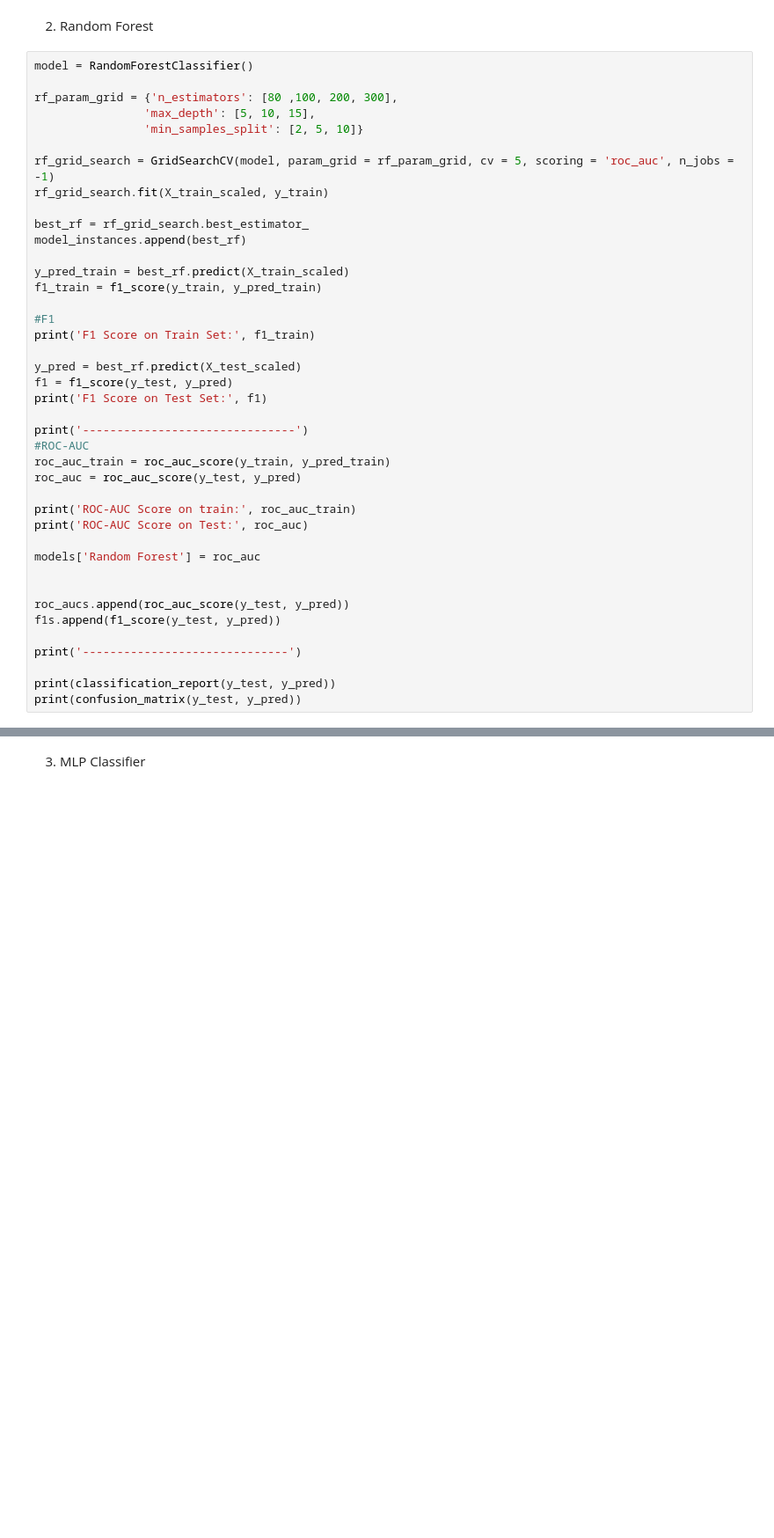
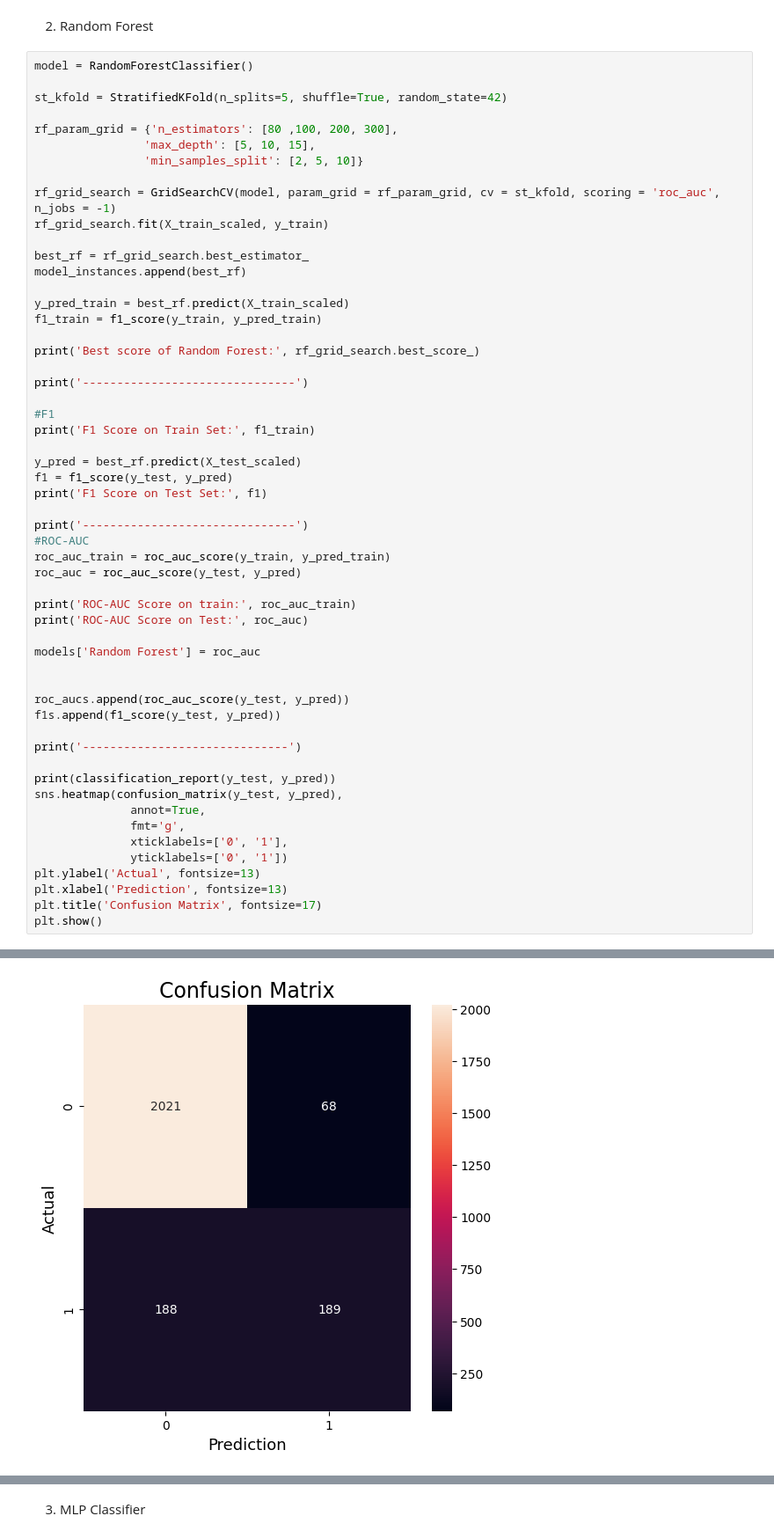
Before and after one commit to diegodvallejos/SanTec-Challenge, a Jupyter notebook: Santander Tecnología - Exámen Data science.ipynb, the cells around one changed output, grey strips where cells are left out. Shown at 88% size. Saved outputs shown, nothing was run; the diff lists cells and outputs as text; blank space fills up the shorter version.

```diff
--- a/Santander Tecnología - Exámen Data science.ipynb
+++ b/Santander Tecnología - Exámen Data science.ipynb
@@ -804,12 +847,14 @@ weighted avg       0.87      0.88      0.87      2466
 2) Random Forest
 # %%
 model = RandomForestClassifier()
+
+st_kfold = StratifiedKFold(n_splits=5, shuffle=True, random_state=42)
 
 rf_param_grid = {'n_estimators': [80 ,100, 200, 300],
                 'max_depth': [5, 10, 15],
                 'min_samples_split': [2, 5, 10]}
 
-rf_grid_search = GridSearchCV(model, param_grid = rf_param_grid, cv = 5, scoring = 'roc_auc', n_jobs = -1)
+rf_grid_search = GridSearchCV(model, param_grid = rf_param_grid, cv = st_kfold, scoring = 'roc_auc', n_jobs = -1)
 rf_grid_search.fit(X_train_scaled, y_train)
 
 best_rf = rf_grid_search.best_estimator_
@@ -817,6 +862,10 @@ model_instances.append(best_rf)
 
 y_pred_train = best_rf.predict(X_train_scaled)
 f1_train = f1_score(y_train, y_pred_train)
+
+print('Best score of Random Forest:', rf_grid_search.best_score_)
+
+print('-------------------------------')
 
 #F1
 print('F1 Score on Train Set:', f1_train)
@@ -842,5 +891,13 @@ f1s.append(f1_score(y_test, y_pred))
 print('------------------------------')
 
 print(classification_report(y_test, y_pred))
-print(confusion_matrix(y_test, y_pred))
+sns.heatmap(confusion_matrix(y_test, y_pred),
+              annot=True,
+              fmt='g',
+              xticklabels=['0', '1'],
+              yticklabels=['0', '1'])
+plt.ylabel('Actual', fontsize=13)
+plt.xlabel('Prediction', fontsize=13)
+plt.title('Confusion Matrix', fontsize=17)
+plt.show()
 # %% [output]
@@ -852,3 +920,4 @@ AUC-ROC on Test Set: 0.5259067357512953
+[figure, added]
 # %%
 fpr, tpr, thresholds = roc_curve(y_test, y_pred)
 roc_auc = auc(fpr, tpr)
```
Also changed, not shown: parts of 16 cells of this notebook.
